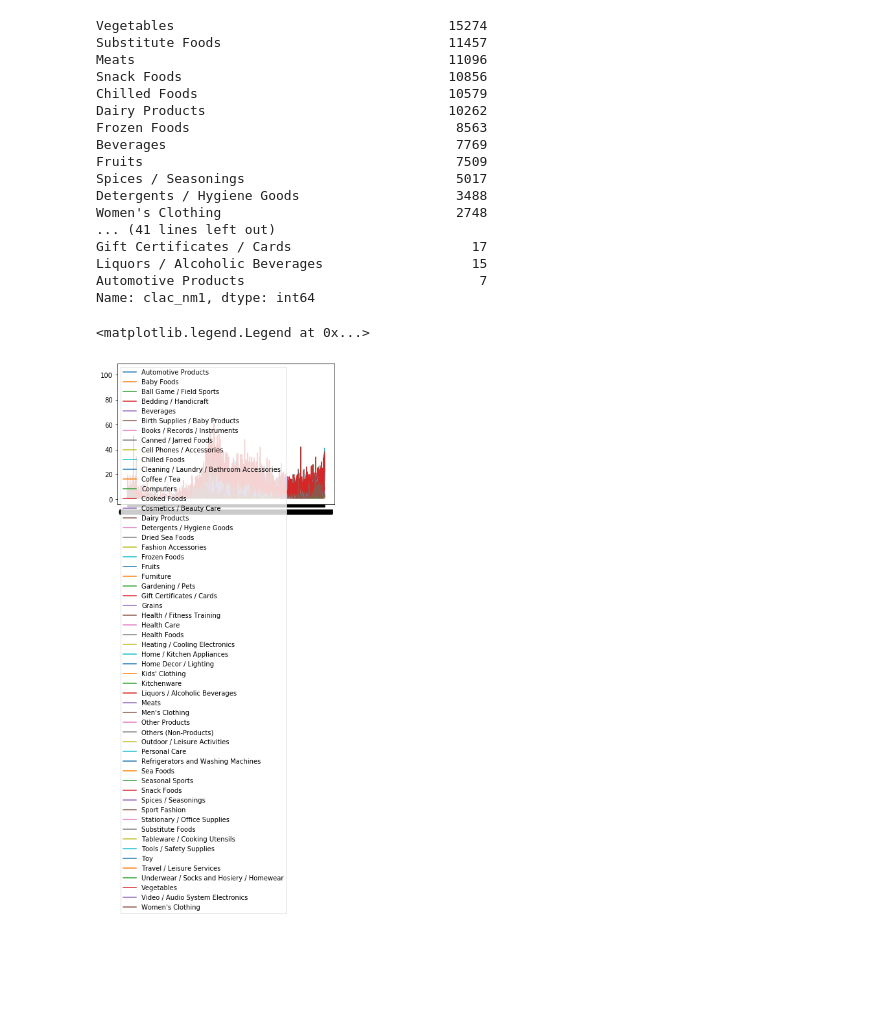
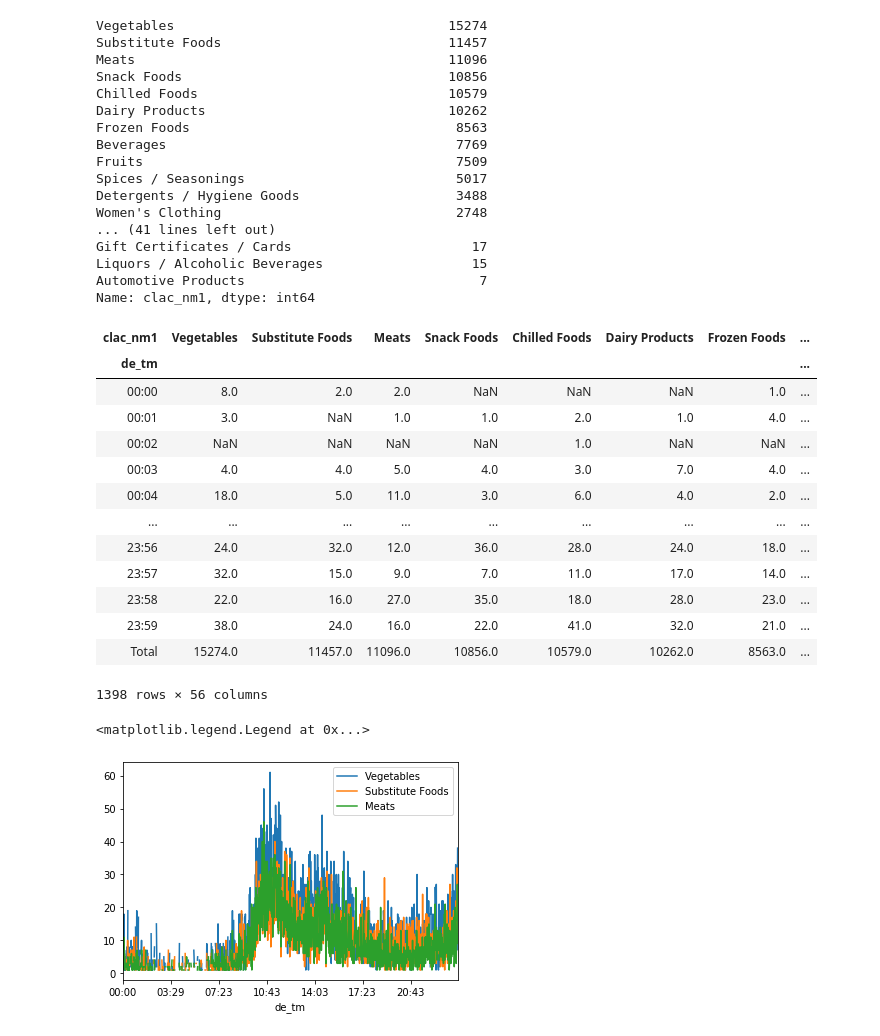
Before and after one commit to almondh/TIL, a Jupyter notebook: Lpoint/EDA.ipynb, the cells around one changed output. Cells and saved outputs as stored; diff of their text form; code cells hidden in the pictures; blank space fills up the shorter version.

```diff
--- a/Lpoint/EDA.ipynb
+++ b/Lpoint/EDA.ipynb
@@ -581,8 +581,31 @@ Name: clac_nm1, dtype: int64
 # 업종 별 구매시각 확인해보기
 look6 = All_data.pivot_table('trans_seq', index='de_tm', columns='clac_nm1',
                         aggfunc='count')
-plt.plot(look6)
-plt.legend(look6.columns)
+look6.loc['Total'] = look6.sum()
+look6.sort_values(by=['Total'], axis=1, ascending=False, inplace=True)
+look6
 # %% [output]
+| clac_nm1 | Vegetables | Substitute Foods | Meats | Snack Foods | Chilled Foods | Dairy Products | Frozen Foods | ... |
+| de_tm |  |  |  |  |  |  |  | ... |
+| 00:00 | 8.0 | 2.0 | 2.0 | NaN | NaN | NaN | 1.0 | ... |
+| 00:01 | 3.0 | NaN | 1.0 | 1.0 | 2.0 | 1.0 | 4.0 | ... |
+| 00:02 | NaN | NaN | NaN | NaN | 1.0 | NaN | NaN | ... |
+| 00:03 | 4.0 | 4.0 | 5.0 | 4.0 | 3.0 | 7.0 | 4.0 | ... |
+| 00:04 | 18.0 | 5.0 | 11.0 | 3.0 | 6.0 | 4.0 | 2.0 | ... |
+| ... | ... | ... | ... | ... | ... | ... | ... | ... |
+| 23:56 | 24.0 | 32.0 | 12.0 | 36.0 | 28.0 | 24.0 | 18.0 | ... |
+| 23:57 | 32.0 | 15.0 | 9.0 | 7.0 | 11.0 | 17.0 | 14.0 | ... |
+| 23:58 | 22.0 | 16.0 | 27.0 | 35.0 | 18.0 | 28.0 | 23.0 | ... |
+| 23:59 | 38.0 | 24.0 | 16.0 | 22.0 | 41.0 | 32.0 | 21.0 | ... |
+| Total | 15274.0 | 11457.0 | 11096.0 | 10856.0 | 10579.0 | 10262.0 | 8563.0 | ... |
-<matplotlib.legend.Legend at 0x...>
+1398 rows × 56 columns
-[figure, removed]
+# %%
+# 상위 3개 항목 구매시간 비교
+look6.drop('Total')['Vegetables'].plot()
+look6.drop('Total')['Substitute Foods'].plot()
+look6.drop('Total')['Meats'].plot()
+plt.legend(look6.columns[:3])
+# 항목별 구매시각에 큰 차이는 없어보임
+# %% [output]
+<matplotlib.legend.Legend at 0x...>
+[figure, added]
```
Also changed, not shown: parts of 1 cell of this notebook.
